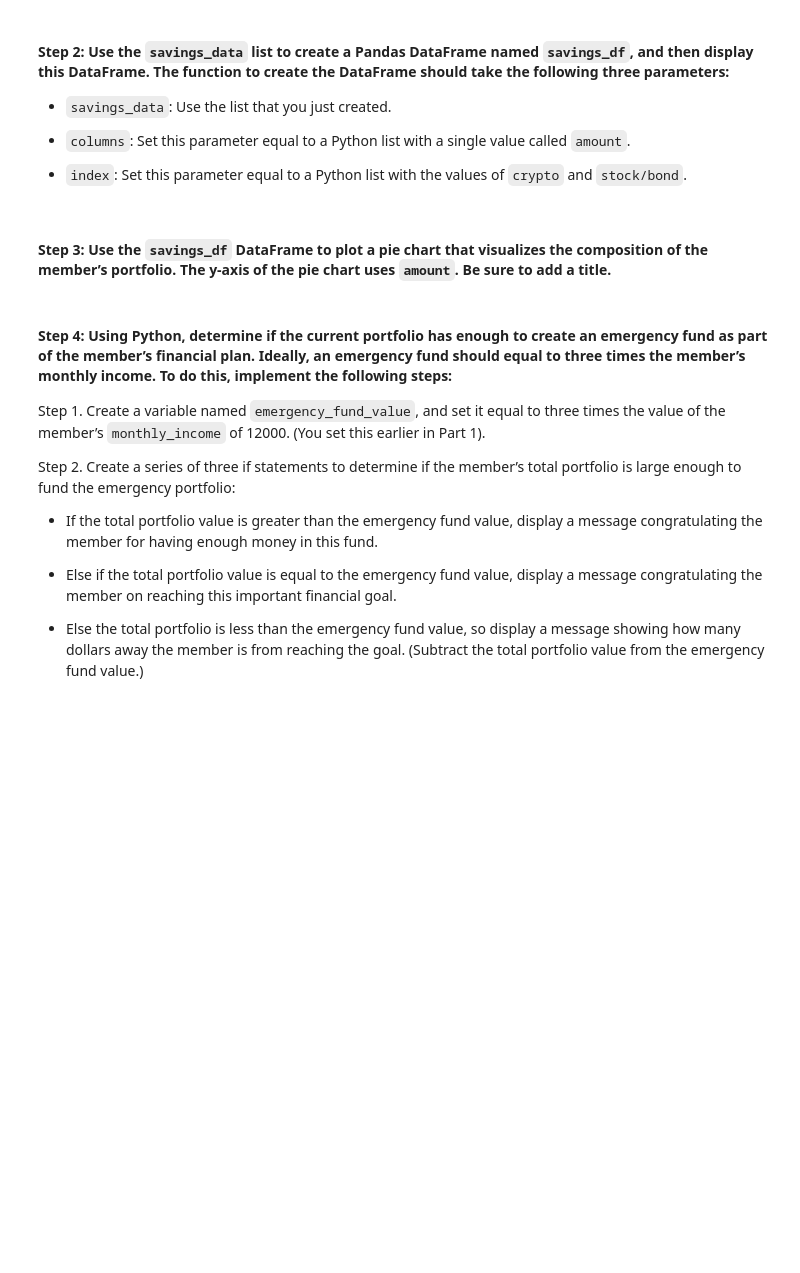
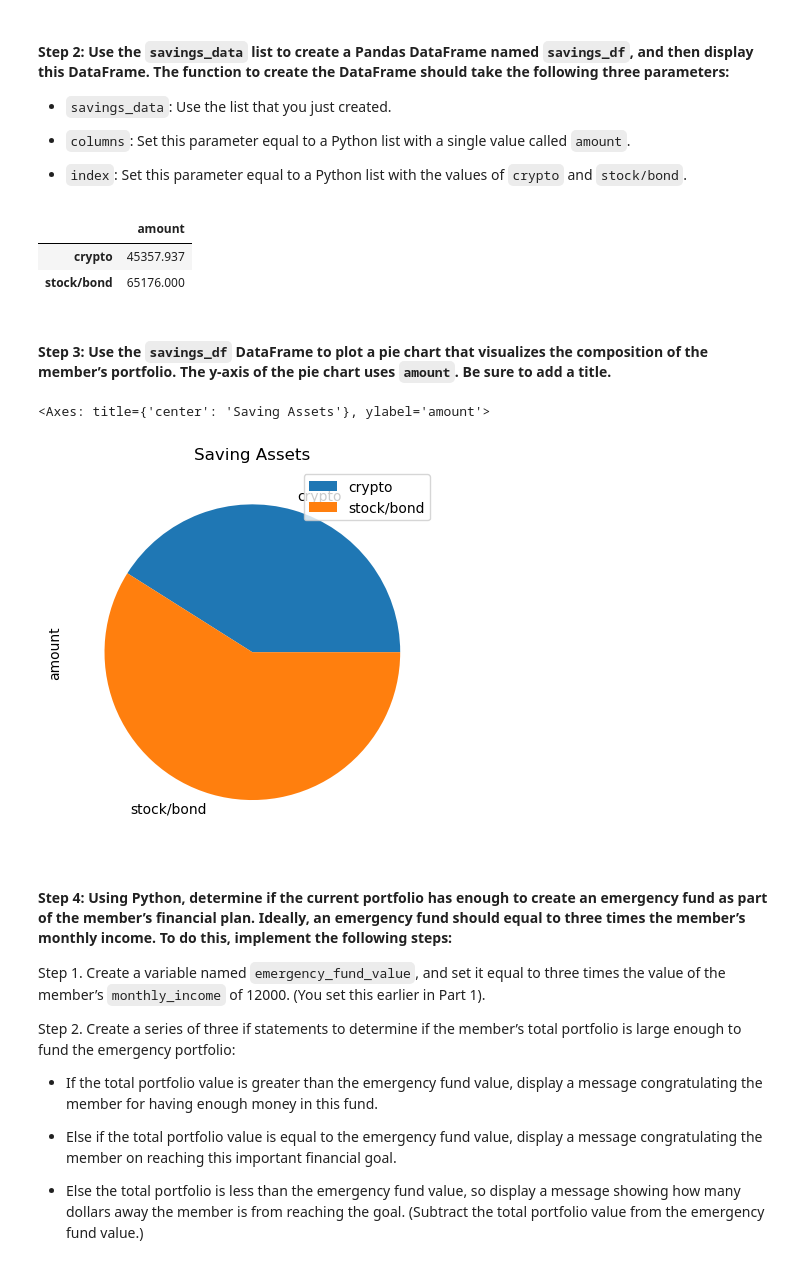
Before and after one commit to 0zzyt3ch/FinTech-Projects, a Jupyter notebook: Module5 Challenge/financial_planning_tools.ipynb, the cells around one changed output. Drawn from its saved outputs; the diff is of its cells as text; code cells hidden in the pictures; blank space fills up the shorter version.

```diff
--- a/Module5 Challenge/financial_planning_tools.ipynb
+++ b/Module5 Challenge/financial_planning_tools.ipynb
@@ -249,7 +249,7 @@ df_portfolio
 # %%
 # Access the closing price for AGG from the Alpaca DataFrame
 # Converting the value to a floating point number
-agg_close_price = df_portfolio["AGG"]["close"]
+agg_close_price = df_portfolio["AGG"]["close"][0]
 
 # Print the AGG closing price
 agg_close_price
@@ -259,7 +258,7 @@ Name: close, dtype: float64
 # %%
 # Access the closing price for SPY from the Alpaca DataFrame
 # Converting the value to a floating point number
-spy_close_price = df_portfolio["SPY"]["close"]
+spy_close_price = df_portfolio["SPY"]["close"][0]
 
 # Print the SPY closing price
 spy_close_price
@@ -354,15 +348,25 @@ Name: close, dtype: float64
 - `index`: Set this parameter equal to a Python list with the values of `crypto` and `stock/bond`.
 # %%
 # Create a Pandas DataFrame called savings_df
-# YOUR CODE HERE
-
+savings_df=pd.DataFrame(savings_data)
+columns = ["amount"]
+index = ['crypto', 'stock/bond']
+savings_df.columns=columns
+savings_df.index=index
 # Display the savings_df DataFrame
-# YOUR CODE HERE
+savings_df
+# %% [output]
+|  | amount |
+| crypto | 45357.937 |
+| stock/bond | 65176.000 |
 # %% [markdown]
 #### Step 3: Use the `savings_df` DataFrame to plot a pie chart that visualizes the composition of the member’s portfolio. The y-axis of the pie chart uses `amount`. Be sure to add a title.
 # %%
 # Plot the total value of the member's portfolio (crypto and stock/bond) in a pie chart
-# YOUR CODE HERE
+savings_df.plot.pie(y="amount", title="Saving Assets")
+# %% [output]
+<Axes: title={'center': 'Saving Assets'}, ylabel='amount'>
+[figure, added]
 # %% [markdown]
 #### Step 4: Using Python, determine if the current portfolio has enough to create an emergency fund as part of the member’s financial plan. Ideally, an emergency fund should equal to three times the member’s monthly income. To do this, implement the following steps:
 
```
Also changed, not shown: parts of 36 cells of this notebook, 4 other files.
